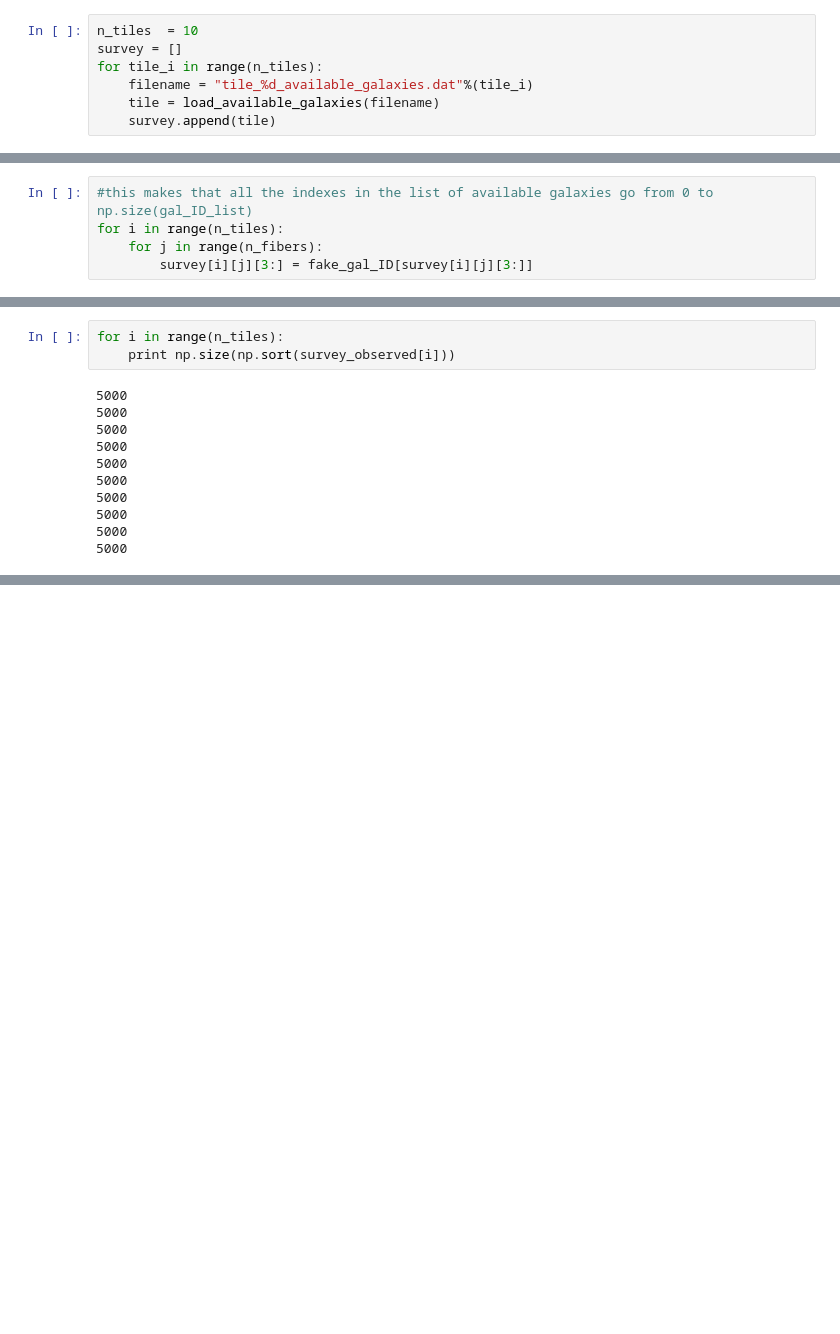
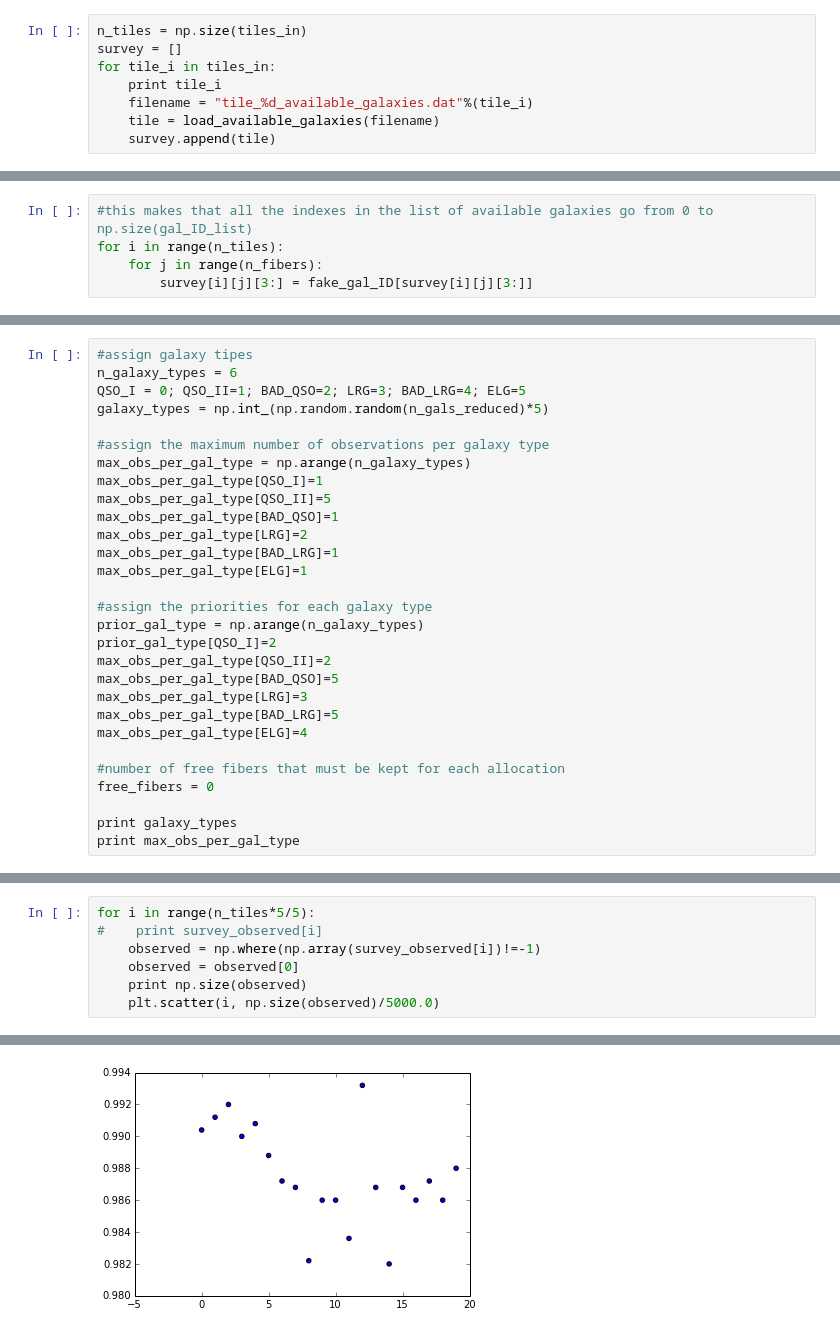
Before and after one commit to forero/QuickFiber, a Jupyter notebook: python/SandBox.ipynb, the cells around one changed output, grey strips where cells are left out. Drawn from its saved outputs; the diff is of its cells as text; blank space fills up the shorter version.

Commit message:
allocation including priorities and max_obs for each galalxy type

```diff
--- a/python/SandBox.ipynb
+++ b/python/SandBox.ipynb
@@ -23,9 +42,10 @@ def load_available_galaxies(filename):
         d.append(a)
     return d
 # %%
-n_tiles  = 10
+n_tiles = np.size(tiles_in)
 survey = []
-for tile_i in range(n_tiles):
+for tile_i in tiles_in:
+    print tile_i
     filename = "tile_%d_available_galaxies.dat"%(tile_i)
     tile = load_available_galaxies(filename)
     survey.append(tile)
@@ -69,0 +117,29 @@ print survey[0][-1]
+# %%
+#assign galaxy tipes
+n_galaxy_types = 6
+QSO_I = 0; QSO_II=1; BAD_QSO=2; LRG=3; BAD_LRG=4; ELG=5
+galaxy_types = np.int_(np.random.random(n_gals_reduced)*5)
+
+#assign the maximum number of observations per galaxy type
+max_obs_per_gal_type = np.arange(n_galaxy_types)
+max_obs_per_gal_type[QSO_I]=1
+max_obs_per_gal_type[QSO_II]=5
+max_obs_per_gal_type[BAD_QSO]=1
+max_obs_per_gal_type[LRG]=2
+max_obs_per_gal_type[BAD_LRG]=1
+max_obs_per_gal_type[ELG]=1
+
+#assign the priorities for each galaxy type
+prior_gal_type = np.arange(n_galaxy_types)
+prior_gal_type[QSO_I]=2
+max_obs_per_gal_type[QSO_II]=2
+max_obs_per_gal_type[BAD_QSO]=5
+max_obs_per_gal_type[LRG]=3
+max_obs_per_gal_type[BAD_LRG]=5
+max_obs_per_gal_type[ELG]=4
+
+#number of free fibers that must be kept for each allocation
+free_fibers = 0
+
+print galaxy_types
+print max_obs_per_gal_type
@@ -96,16 +192,10 @@ for i_tile in range(n_tiles):
 
     survey_observed.append(tile_observed)
-# %%
-for i in range(n_tiles):
-    print np.size(np.sort(survey_observed[i]))
-# %% [output]
-5000
-5000
-5000
-5000
-5000
-5000
-5000
-5000
-5000
-5000
+# %%
+for i in range(n_tiles*5/5):
+#    print survey_observed[i]
+    observed = np.where(np.array(survey_observed[i])!=-1)
+    observed = observed[0]
+    print np.size(observed)
+    plt.scatter(i, np.size(observed)/5000.0)
+# %% [output]
@@ -111,0 +222 @@ for i in range(n_tiles):
+[figure, added]
```
Also changed, not shown: parts of 12 cells of this notebook.
